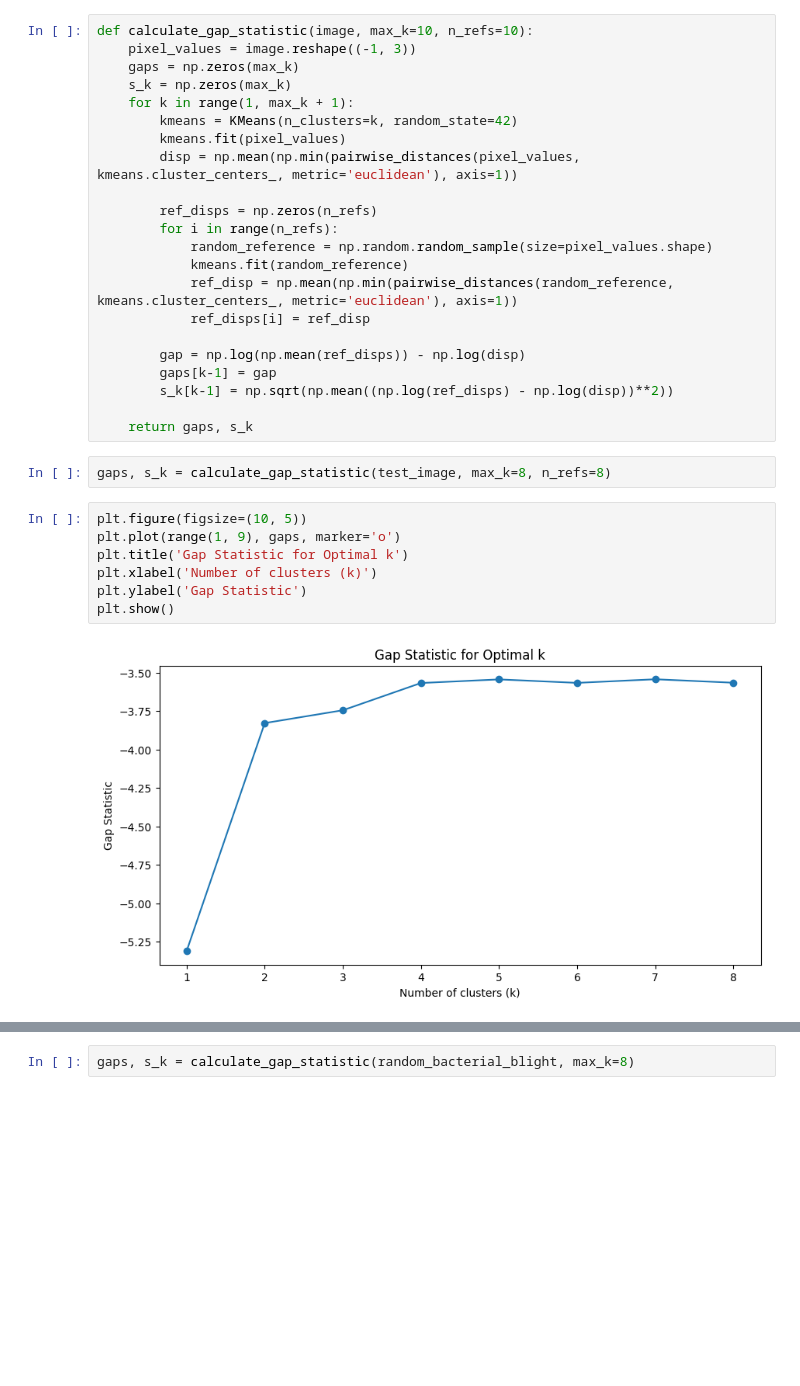
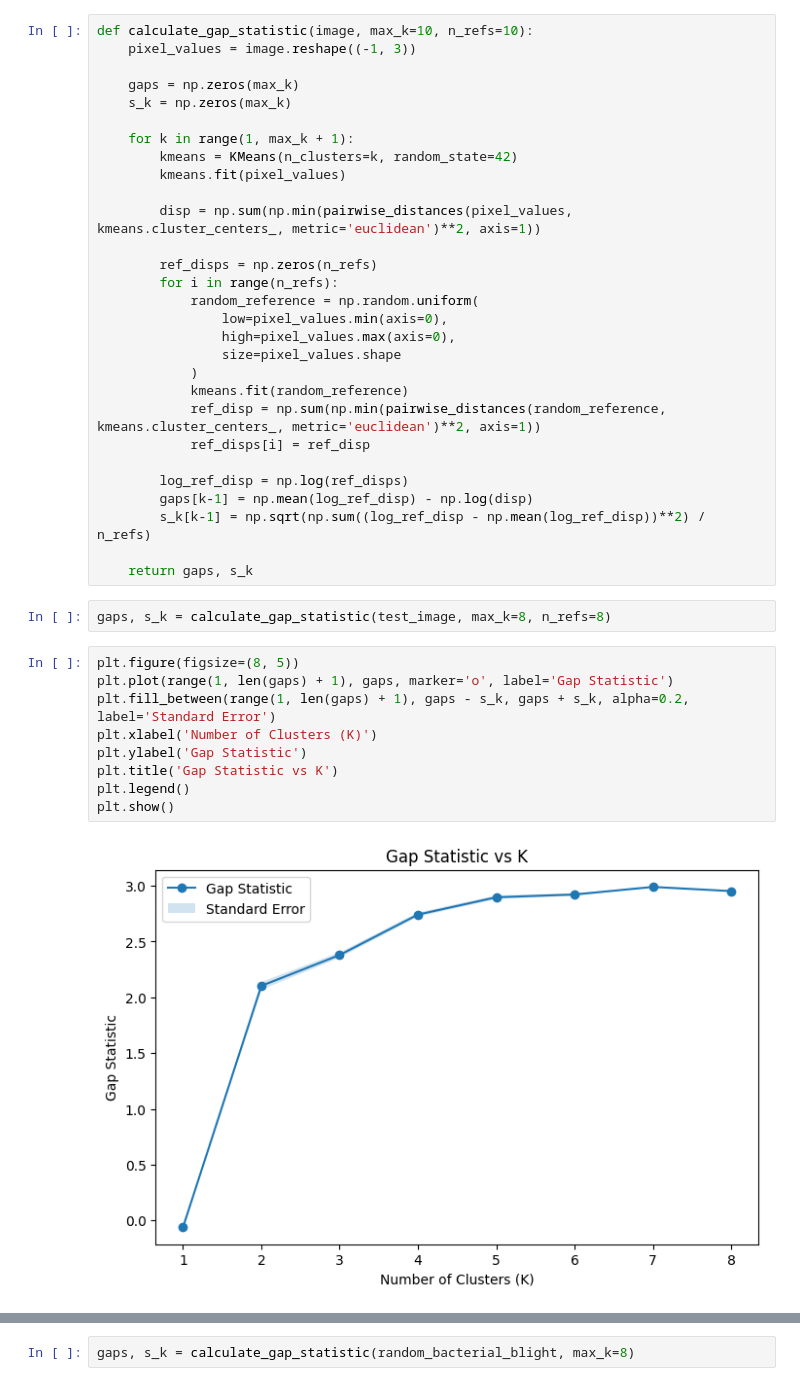
Before and after one commit to maevlava/paddy-leaf, a Jupyter notebook: K segmentation.ipynb, the cells around one changed output, grey strips where cells are left out. Cells and saved outputs as stored; diff of their text form; blank space fills up the shorter version.

```diff
--- a/K segmentation.ipynb
+++ b/K segmentation.ipynb
@@ -132,34 +195,43 @@ from sklearn.metrics import pairwise_distances
 # %%
 def calculate_gap_statistic(image, max_k=10, n_refs=10):
     pixel_values = image.reshape((-1, 3))
+
     gaps = np.zeros(max_k)
     s_k = np.zeros(max_k)
+
     for k in range(1, max_k + 1):
         kmeans = KMeans(n_clusters=k, random_state=42)
         kmeans.fit(pixel_values)
-        disp = np.mean(np.min(pairwise_distances(pixel_values, kmeans.cluster_centers_, metric='euclidean'), axis=1))
+
+        disp = np.sum(np.min(pairwise_distances(pixel_values, kmeans.cluster_centers_, metric='euclidean')**2, axis=1))
 
         ref_disps = np.zeros(n_refs)
         for i in range(n_refs):
-            random_reference = np.random.random_sample(size=pixel_values.shape)
+            random_reference = np.random.uniform(
+                low=pixel_values.min(axis=0),
+                high=pixel_values.max(axis=0),
+                size=pixel_values.shape
+            )
             kmeans.fit(random_reference)
-            ref_disp = np.mean(np.min(pairwise_distances(random_reference, kmeans.cluster_centers_, metric='euclidean'), axis=1))
+            ref_disp = np.sum(np.min(pairwise_distances(random_reference, kmeans.cluster_centers_, metric='euclidean')**2, axis=1))
             ref_disps[i] = ref_disp
 
-        gap = np.log(np.mean(ref_disps)) - np.log(disp)
-        gaps[k-1] = gap
-        s_k[k-1] = np.sqrt(np.mean((np.log(ref_disps) - np.log(disp))**2))
+        log_ref_disp = np.log(ref_disps)
+        gaps[k-1] = np.mean(log_ref_disp) - np.log(disp)
+        s_k[k-1] = np.sqrt(np.sum((log_ref_disp - np.mean(log_ref_disp))**2) / n_refs)
 
     return gaps, s_k
 # %%
 gaps, s_k = calculate_gap_statistic(test_image, max_k=8, n_refs=8)
 # %%
-plt.figure(figsize=(10, 5))
-plt.plot(range(1, 9), gaps, marker='o')
-plt.title('Gap Statistic for Optimal k')
-plt.xlabel('Number of clusters (k)')
+plt.figure(figsize=(8, 5))
+plt.plot(range(1, len(gaps) + 1), gaps, marker='o', label='Gap Statistic')
+plt.fill_between(range(1, len(gaps) + 1), gaps - s_k, gaps + s_k, alpha=0.2, label='Standard Error')
+plt.xlabel('Number of Clusters (K)')
 plt.ylabel('Gap Statistic')
+plt.title('Gap Statistic vs K')
+plt.legend()
 plt.show()
 # %% [output]
-[figure, old version]
+[figure, new version]
 # %%
```
Also changed, not shown: parts of 10 cells of this notebook.
